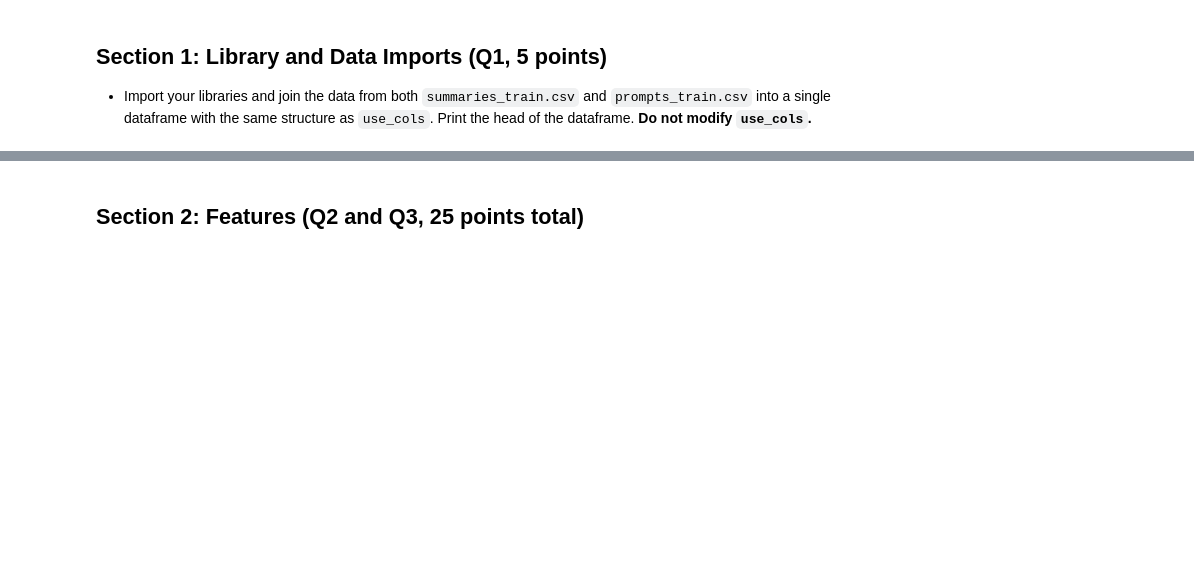
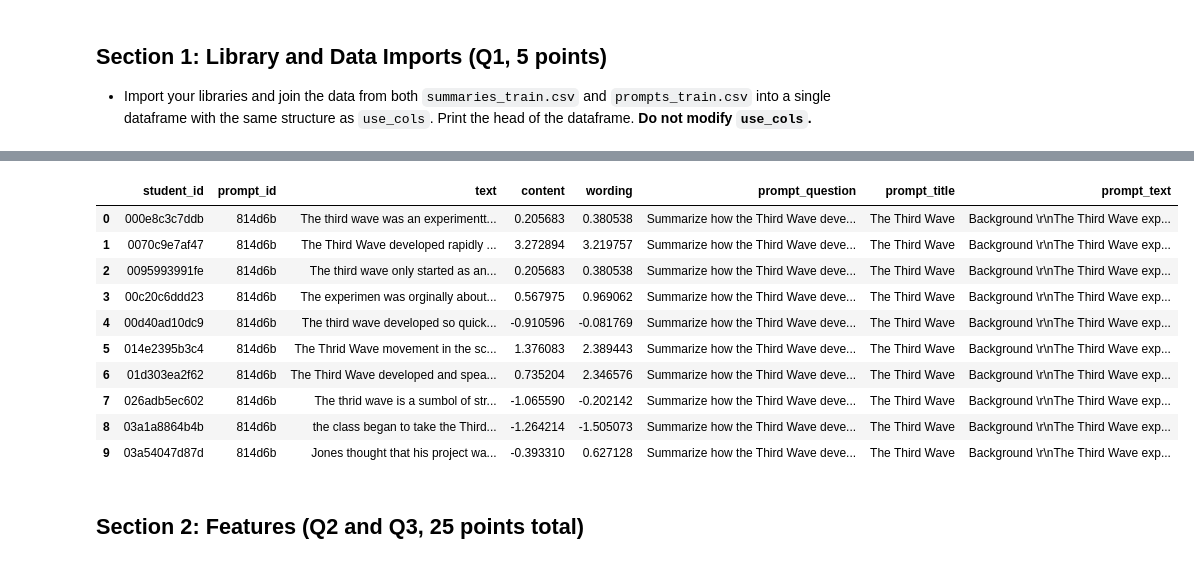
Before and after one commit to PrathameshBagal/Data-Science, a Jupyter notebook: Copy_of_cse519_hw2_last_first_123456789.ipynb, the cells around one changed output, grey strips where cells are left out. Cells and saved outputs as stored; diff of their text form; code cells hidden in the pictures; blank space fills up the shorter version.

```diff
--- a/Copy_of_cse519_hw2_last_first_123456789.ipynb
+++ b/Copy_of_cse519_hw2_last_first_123456789.ipynb
@@ -114,2 +136,17 @@ dtypes = {
+# %%
+df = summaries_train.merge(prompts_train,on="prompt_id")
+df.head(10)
+# %% [output]
+|  | student_id | prompt_id | text | content | wording | prompt_question | prompt_title | prompt_text |
+| 0 | 000e8c3c7ddb | 814d6b | The third wave was an experimentt... | 0.205683 | 0.380538 | Summarize how the Third Wave deve... | The Third Wave | Background \r\nThe Third Wave exp... |
+| 1 | 0070c9e7af47 | 814d6b | The Third Wave developed rapidly ... | 3.272894 | 3.219757 | Summarize how the Third Wave deve... | The Third Wave | Background \r\nThe Third Wave exp... |
+| 2 | 0095993991fe | 814d6b | The third wave only started as an... | 0.205683 | 0.380538 | Summarize how the Third Wave deve... | The Third Wave | Background \r\nThe Third Wave exp... |
+| 3 | 00c20c6ddd23 | 814d6b | The experimen was orginally about... | 0.567975 | 0.969062 | Summarize how the Third Wave deve... | The Third Wave | Background \r\nThe Third Wave exp... |
+| 4 | 00d40ad10dc9 | 814d6b | The third wave developed so quick... | -0.910596 | -0.081769 | Summarize how the Third Wave deve... | The Third Wave | Background \r\nThe Third Wave exp... |
+| 5 | 014e2395b3c4 | 814d6b | The Thrid Wave movement in the sc... | 1.376083 | 2.389443 | Summarize how the Third Wave deve... | The Third Wave | Background \r\nThe Third Wave exp... |
+| 6 | 01d303ea2f62 | 814d6b | The Third Wave developed and spea... | 0.735204 | 2.346576 | Summarize how the Third Wave deve... | The Third Wave | Background \r\nThe Third Wave exp... |
+| 7 | 026adb5ec602 | 814d6b | The thrid wave is a sumbol of str... | -1.065590 | -0.202142 | Summarize how the Third Wave deve... | The Third Wave | Background \r\nThe Third Wave exp... |
+| 8 | 03a1a8864b4b | 814d6b | the class began to take the Third... | -1.264214 | -1.505073 | Summarize how the Third Wave deve... | The Third Wave | Background \r\nThe Third Wave exp... |
+| 9 | 03a54047d87d | 814d6b | Jones thought that his project wa... | -0.393310 | 0.627128 | Summarize how the Third Wave deve... | The Third Wave | Background \r\nThe Third Wave exp... |
 # %% [markdown]
 ## **Section 2: Features (Q2 and Q3, 25 points total)**
```
Also changed, not shown: parts of 6 cells of this notebook.
